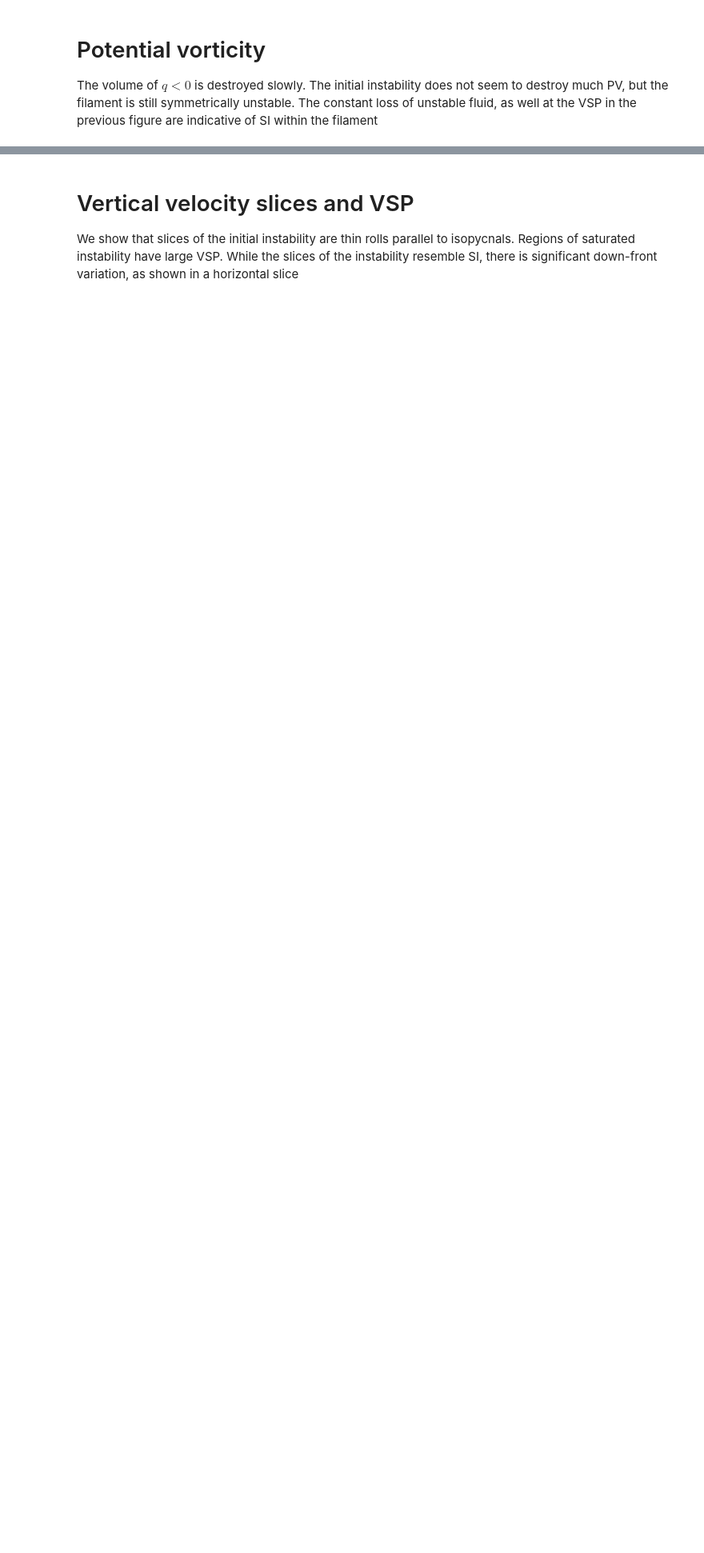
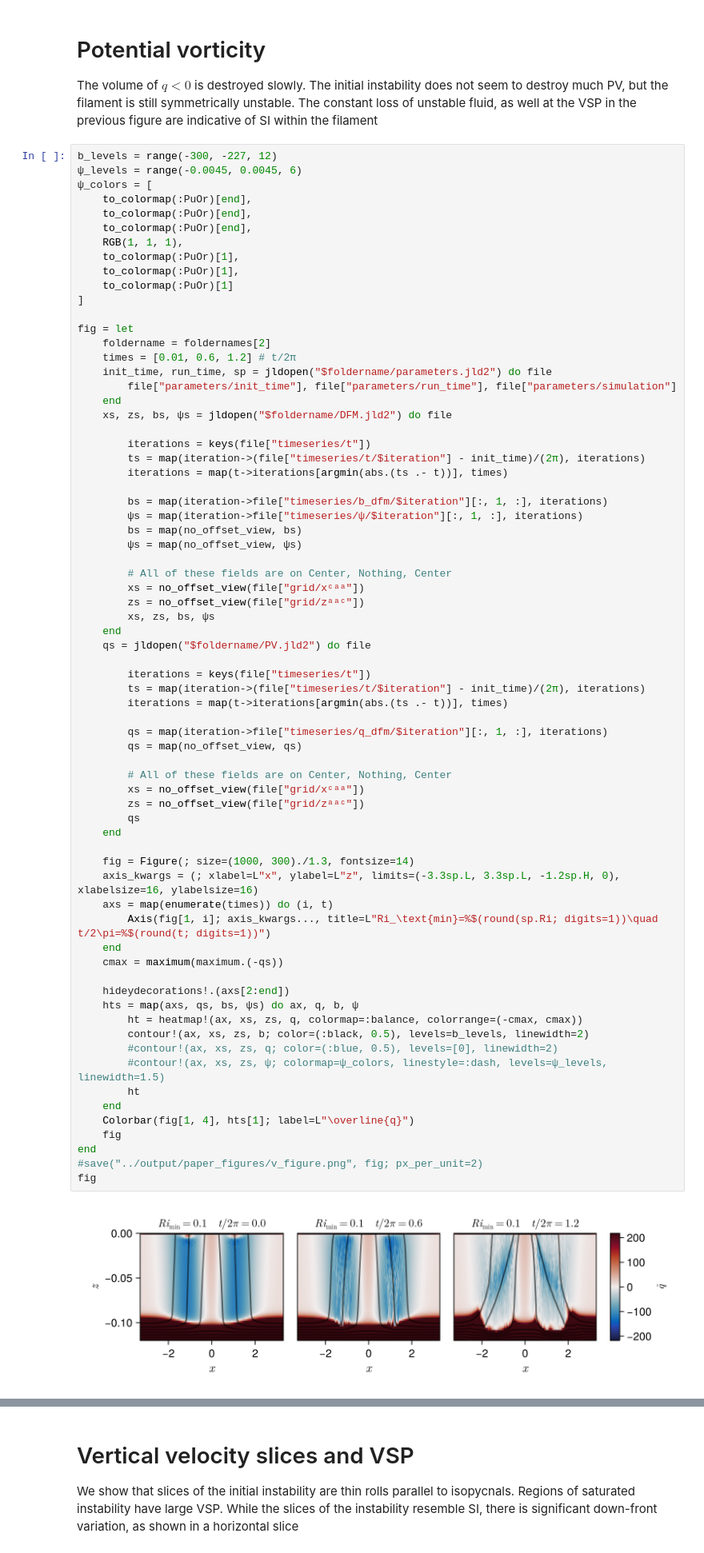
Before and after one commit to erin-atkinson/filament-instability, a Jupyter notebook: notebook/PaperFigures.ipynb, the cells around one changed output, grey strips where cells are left out. Shown at 80% size. Cells and saved outputs as stored; diff of their text form; blank space fills up the shorter version.

```diff
--- a/notebook/PaperFigures.ipynb
+++ b/notebook/PaperFigures.ipynb
@@ -139,4 +137,76 @@ fig
 # %% [markdown]
 # Potential vorticity
 The volume of $q<0$ is destroyed slowly. The initial instability does not seem to destroy much PV, but the filament is still symmetrically unstable. The constant loss of unstable fluid, as well at the VSP in the previous figure are indicative of SI within the filament
+# %%
+b_levels = range(-300, -227, 12)
+ψ_levels = range(-0.0045, 0.0045, 6)
+ψ_colors = [
+    to_colormap(:PuOr)[end],
+    to_colormap(:PuOr)[end],
+    to_colormap(:PuOr)[end],
+    RGB(1, 1, 1),
+    to_colormap(:PuOr)[1],
+    to_colormap(:PuOr)[1],
+    to_colormap(:PuOr)[1]
+]
+
+fig = let
+    foldername = foldernames[2]
+    times = [0.01, 0.6, 1.2] # t/2π
+    init_time, run_time, sp = jldopen("$foldername/parameters.jld2") do file
+        file["parameters/init_time"], file["parameters/run_time"], file["parameters/simulation"]
+    end
+    xs, zs, bs, ψs = jldopen("$foldername/DFM.jld2") do file
+
+        iterations = keys(file["timeseries/t"])
+        ts = map(iteration->(file["timeseries/t/$iteration"] - init_time)/(2π), iterations)
+        iterations = map(t->iterations[argmin(abs.(ts .- t))], times)
+
+        bs = map(iteration->file["timeseries/b_dfm/$iteration"][:, 1, :], iterations)
+        ψs = map(iteration->file["timeseries/ψ/$iteration"][:, 1, :], iterations)
+        bs = map(no_offset_view, bs)
+        ψs = map(no_offset_view, ψs)
+
+        # All of these fields are on Center, Nothing, Center
+        xs = no_offset_view(file["grid/xᶜᵃᵃ"])
+        zs = no_offset_view(file["grid/zᵃᵃᶜ"])
+        xs, zs, bs, ψs
+    end
+    qs = jldopen("$foldername/PV.jld2") do file
+
+        iterations = keys(file["timeseries/t"])
+        ts = map(iteration->(file["timeseries/t/$iteration"] - init_time)/(2π), iterations)
+        iterations = map(t->iterations[argmin(abs.(ts .- t))], times)
+
+        qs = map(iteration->file["timeseries/q_dfm/$iteration"][:, 1, :], iterations)
+        qs = map(no_offset_view, qs)
+
+        # All of these fields are on Center, Nothing, Center
+        xs = no_offset_view(file["grid/xᶜᵃᵃ"])
+        zs = no_offset_view(file["grid/zᵃᵃᶜ"])
+        qs
+    end
+
+    fig = Figure(; size=(1000, 300)./1.3, fontsize=14)
+    axis_kwargs = (; xlabel=L"x", ylabel=L"z", limits=(-3.3sp.L, 3.3sp.L, -1.2sp.H, 0), xlabelsize=16, ylabelsize=16)
+    axs = map(enumerate(times)) do (i, t)
+        Axis(fig[1, i]; axis_kwargs..., title=L"Ri_\text{min}=%$(round(sp.Ri; digits=1))\quad t/2\pi=%$(round(t; digits=1))")
+    end
+    cmax = maximum(maximum.(-qs))
+
+    hideydecorations!.(axs[2:end])
+    hts = map(axs, qs, bs, ψs) do ax, q, b, ψ
+        ht = heatmap!(ax, xs, zs, q, colormap=:balance, colorrange=(-cmax, cmax))
+        contour!(ax, xs, zs, b; color=(:black, 0.5), levels=b_levels, linewidth=2)
+        #contour!(ax, xs, zs, q; color=(:blue, 0.5), levels=[0], linewidth=2)
+        #contour!(ax, xs, zs, ψ; colormap=ψ_colors, linestyle=:dash, levels=ψ_levels, linewidth=1.5)
+        ht
+    end
+    Colorbar(fig[1, 4], hts[1]; label=L"\overline{q}")
+    fig
+end
+#save("../output/paper_figures/v_figure.png", fig; px_per_unit=2)
+fig
+# %% [output]
+[figure, added]
 # %%
```
Also changed, not shown: parts of 11 cells of this notebook.
